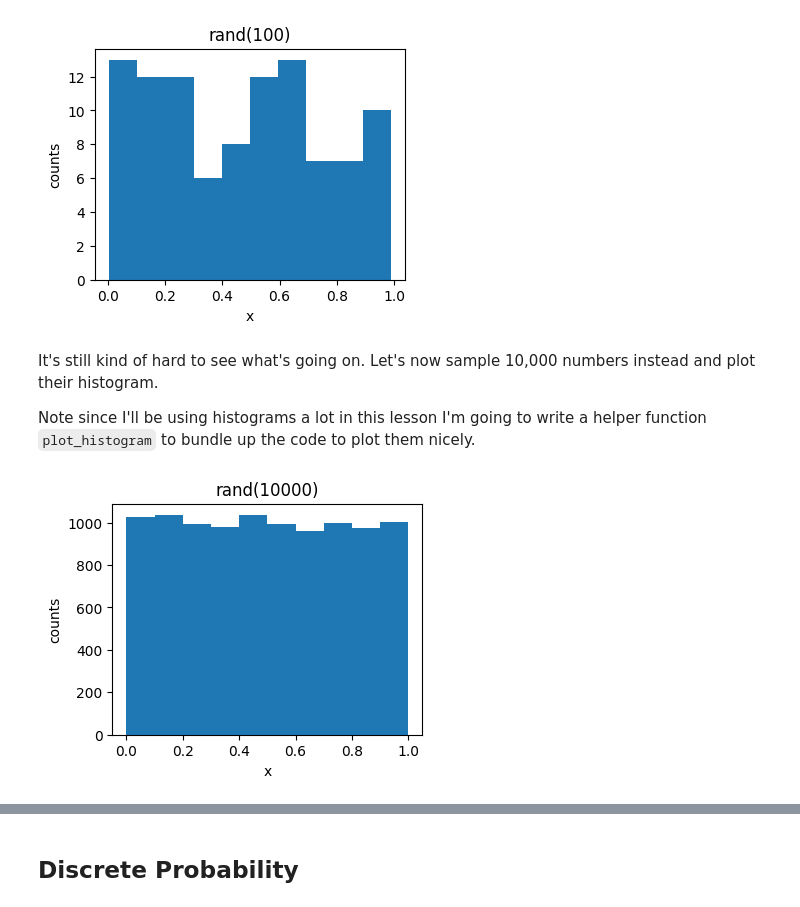
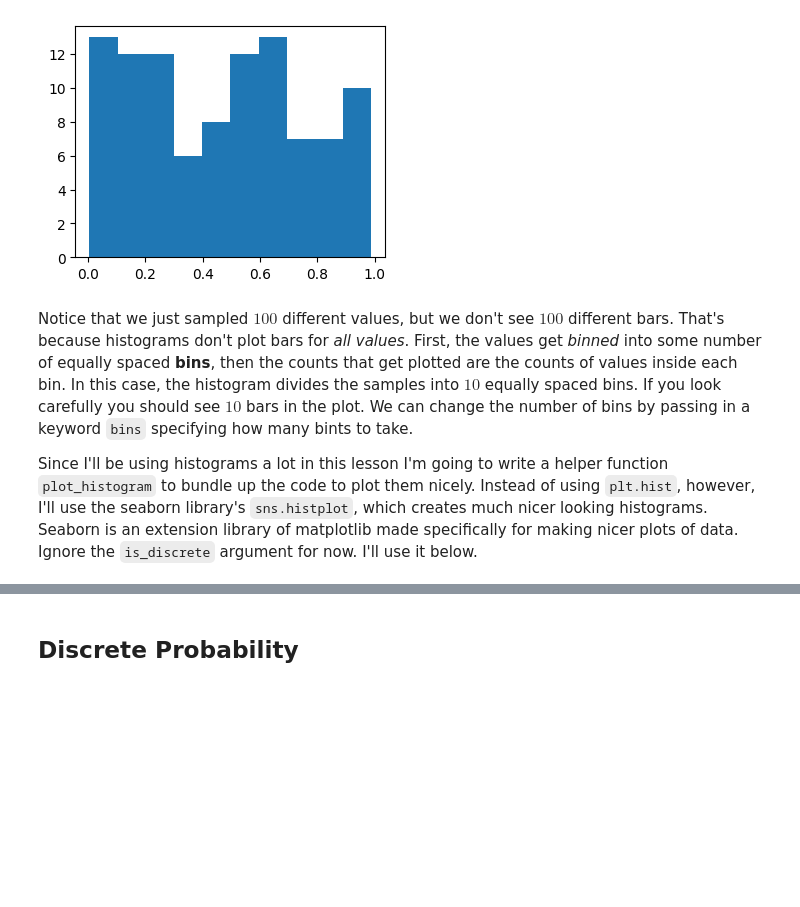
Before and after one commit to rkingery/ml-book, a Jupyter notebook: notebooks/probability.ipynb, the cells around one changed output, grey strips where cells are left out. Saved outputs shown, nothing was run; the diff lists cells and outputs as text; code cells hidden in the pictures; blank space fills up the shorter version.

```diff
--- a/notebooks/probability.ipynb
+++ b/notebooks/probability.ipynb
@@ -43,27 +106,18 @@ I'll sample 100 values now with rand, put them into a list `x`, and plot their h
 # %%
-n = 100
-x = np.random.rand(n)
+x = np.random.rand(100)
 plt.hist(x)
-plt.xlabel('x')
-plt.ylabel('counts')
-plt.title(f'rand({n})')
 plt.show()
 # %% [output]
-[figure, old version]
+[figure, new version]
 # %% [markdown]
-It's still kind of hard to see what's going on. Let's now sample 10,000 numbers instead and plot their histogram.
+Notice that we just sampled $100$ different values, but we don't see $100$ different bars. That's because histograms don't plot bars for *all values*. First, the values get *binned* into some number of equally spaced **bins**, then the counts that get plotted are the counts of values inside each bin. In this case, the histogram divides the samples into $10$ equally spaced bins. If you look carefully you should see $10$ bars in the plot. We can change the number of bins by passing in a keyword `bins` specifying how many bints to take.
 
-Note since I'll be using histograms a lot in this lesson I'm going to write a helper function `plot_histogram` to bundle up the code to plot them nicely.
+Since I'll be using histograms a lot in this lesson I'm going to write a helper function `plot_histogram` to bundle up the code to plot them nicely. Instead of using `plt.hist`, however, I'll use the seaborn library's `sns.histplot`, which creates much nicer looking histograms. Seaborn is an extension library of matplotlib made specifically for making nicer plots of data. Ignore the `is_discrete` argument for now. I'll use it below.
 # %%
-def plot_histogram(x, title='', show_xticks=False, **kwargs):
-    plt.hist(x, **kwargs)
-    plt.xlabel('x')
-    plt.ylabel('counts')
+def plot_histogram(x, is_discrete=False, title='', bins=10):
+    if is_discrete:
+        sns.countplot(x=sorted(np.array(x).astype(str), key=lambda x: int(x)))
+    else:
+        sns.histplot(x, bins=bins)
     plt.title(title)
     plt.show()
-
-n = 10000
-x = np.random.rand(n)
-plot_histogram(x, title=f'rand({n})')
-# %% [output]
-[figure, removed]
```
Also changed, not shown: parts of 66 cells of this notebook, 6 other files.
